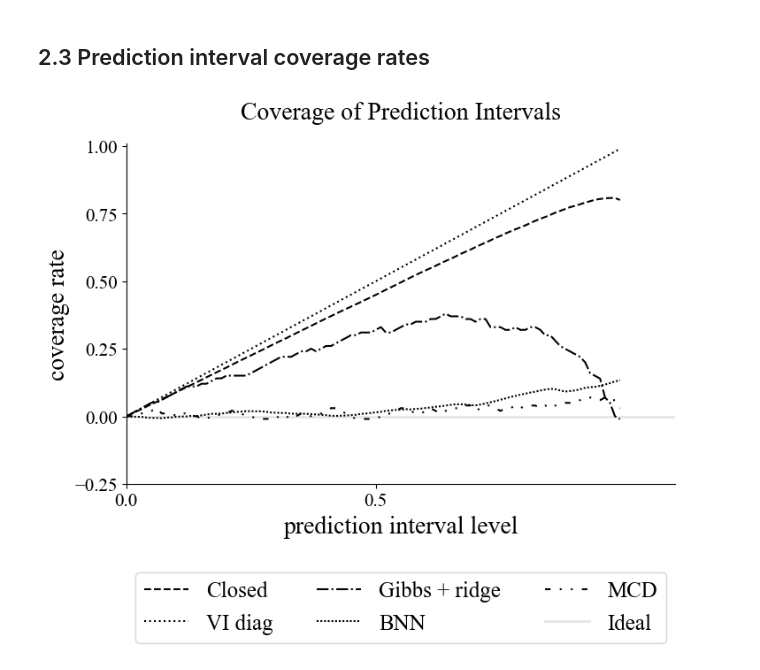
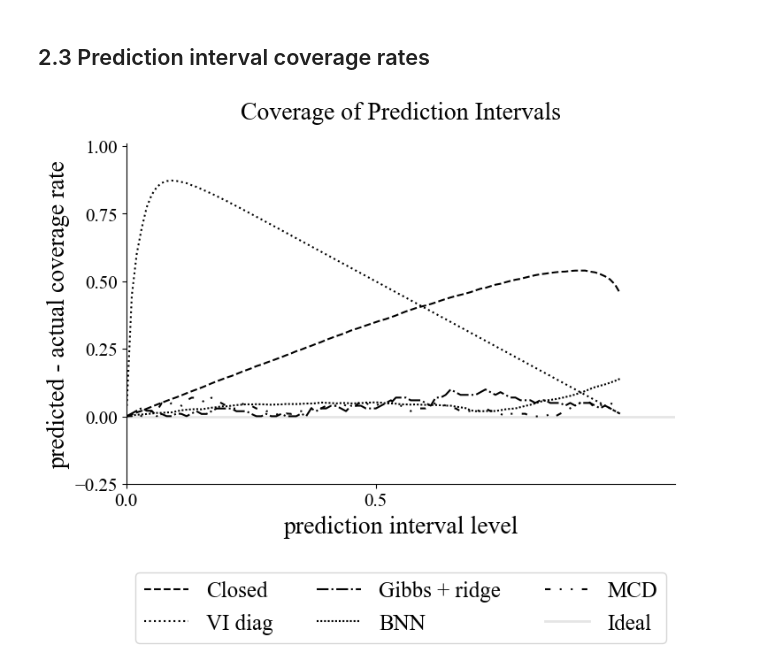
Before and after one commit to clarahoffmann/last-layer-inf, a Jupyter notebook: src/1d_regression.ipynb, the cells around one changed output. Drawn from its saved outputs; the diff is of its cells as text; code cells hidden in the pictures.

```diff
--- a/src/1d_regression.ipynb
+++ b/src/1d_regression.ipynb
@@ -271,3 +273,3 @@ Text(0.5, 1.0, 'ELBO')
 # %%
-lli_vi_pred_mu, lli_vi_pred_var = predictive_posterior(Psi_pred, post_lambdas['mu'], post_lambdas['sigma'], sigma_eps_sq)
+lli_vi_pred_mu, lli_vi_pred_var = predictive_posterior(Psi_pred, post_lambdas['mu'], post_lambdas['sigma'], sigma_0)
 lli_vi_pred_std = np.sqrt(lli_vi_pred_var)
@@ -281,8 +419,10 @@ lli_vi_pred_std = np.sqrt(lli_vi_pred_var)
 
 # predictions for:
 # LLI:
-lli_pred_mu, lli_pred_sigma = get_post_pred_dens(model = lli_net, x_star = xs_val ,
+lli_pred_mu, lli_pred_sigma_sq = get_post_pred_dens(model = lli_net, x_star = xs_val ,
                               mu_N = mu_N, Sigma_N = Sigma_N, sigma_eps = sigma_0 )
+lli_pred_sigma = np.sqrt(lli_pred_sigma_sq)
+
 rmse_lli = (ys_val.reshape(-1,1) - torch.tensor(lli_pred_mu)).pow(2).sqrt()
 rmse_lli_mean = rmse_lli.mean()
 rmse_lli_std = rmse_lli.std()
@@ -389,43 +530,56 @@ levels = np.linspace(0.001, 0.99, 100)
+# %%
+def get_coverage_gaussian(pred_mean, pred_std, y_true, levels):
+    empirical_coverage = []
+
+    for level in levels:
+        alpha = 1 - level
+
+        lower = norm.ppf(alpha / 2, loc=pred_mean, scale=pred_std)
+        upper = norm.ppf(1 - alpha / 2, loc=pred_mean, scale=pred_std)
+
+        coverage = ((y_true >= lower) & (y_true <= upper)).mean()
+        empirical_coverage.append(coverage)
+
+    return np.array(empirical_coverage)
 # %%
 # Closed-form Gaussian
-lli_pred_mu, lli_pred_sigma
-coverage_lli = get_coverage_gaussian(lli_pred_mu, lli_pred_sigma, ys_train.detach().numpy(), levels=np.linspace(0.01, 0.99, 100))
+coverage_lli = get_coverage_gaussian(lli_pred_mu, lli_pred_sigma, ys_val.detach().numpy(), levels=levels)
 
 # VI Gaussian
-coverage_lli_vi = get_coverage_gaussian(lli_vi_pred_mu, lli_vi_pred_std, ys_train.detach().numpy(), levels=np.linspace(0.01, 0.99, 100))
+coverage_lli_vi = get_coverage_gaussian(lli_vi_pred_mu, lli_vi_pred_std, ys_val.detach().numpy(), levels=levels)
 
 # Gibbs + ridge
-coverage_gibbs_ridge = get_prediction_interval_coverage(ys_grid, ys_train, torch.tensor(pdf_gibbs_ridge), levels)
+coverage_gibbs_ridge = get_prediction_interval_coverage(ys_grid, ys_val, torch.tensor(pdf_gibbs_ridge), levels)
 
 # MC dropout
-coverage_mc_dropout = get_coverage_y_hats(ys_samples_mc, ys_train, levels)
+coverage_mc_dropout = get_coverage_y_hats(ys_samples_mc, ys_val, levels)
 
 # BNN
-coverage_bnn = get_coverage_y_hats(torch.stack(bnn_samples).squeeze(), ys_train, levels)
+coverage_bnn = get_coverage_y_hats(torch.stack(bnn_samples).squeeze(), ys_val, levels)
 # %%
 fig, axs = plt.subplots(1,1, figsize = (8,5))
 for i, (coverage, label, linestyle ) in enumerate(zip([coverage_lli, coverage_lli_vi, coverage_gibbs_ridge, coverage_bnn, coverage_mc_dropout],
                                            ['Closed', 'VI diag', 'Gibbs + ridge', 'BNN', 'MCD'],
                                            ['dashed', 'dotted', 'dashdot', (0, (1, 1)), (0, (3, 5, 1, 5, 1, 5)) ])):
-    axs.plot(levels,  levels - coverage,
+    axs.plot(levels,  np.abs(levels - coverage),
              linestyle = linestyle,
              label = label, color = 'black'
              )
 
 axs.axhline(y=0, color='black', linestyle='-',
             linewidth=2, label='Ideal', alpha = .1)
 
 axs.legend(loc = 'lower center', ncols = 3, bbox_to_anchor=(0.5, -0.5), fontsize = 18)
 axs.set_xticks(np.arange(-1, 1, .5))
 axs.set_yticks(np.arange(-0.25, 1.5, .25))
 axs.set_xlim(-0, 1.1)
 axs.set_ylim(-.25, 1.01)
 axs.set_title(f'Coverage of Prediction Intervals', pad = 20, size = 20)
 axs.grid(False)
 axs.spines['right'].set_visible(False)
 axs.spines['top'].set_visible(False)
 axs.set_xlabel('prediction interval level', fontsize = 20)
-axs.set_ylabel('coverage rate', fontsize = 20)
+axs.set_ylabel('predicted - actual coverage rate', fontsize = 20)
 fig.savefig('figures/coverage.pdf', bbox_inches = 'tight')
 # %% [output]
-[figure, old version]
+[figure, new version]
```
Also changed, not shown: parts of 15 cells of this notebook.
